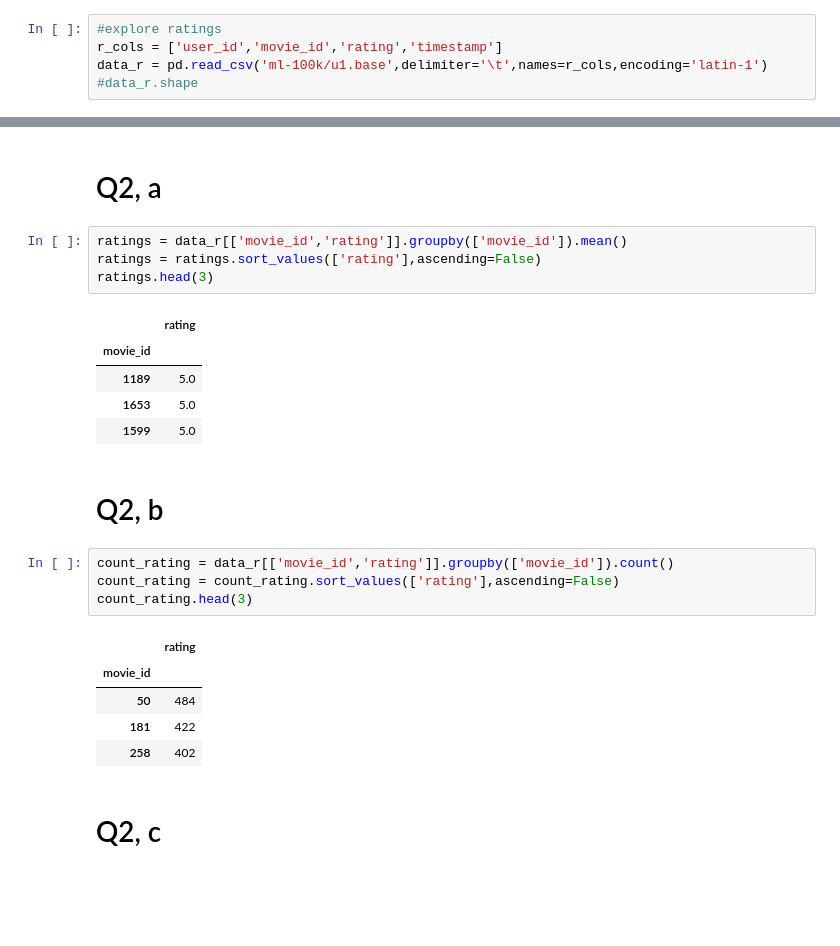
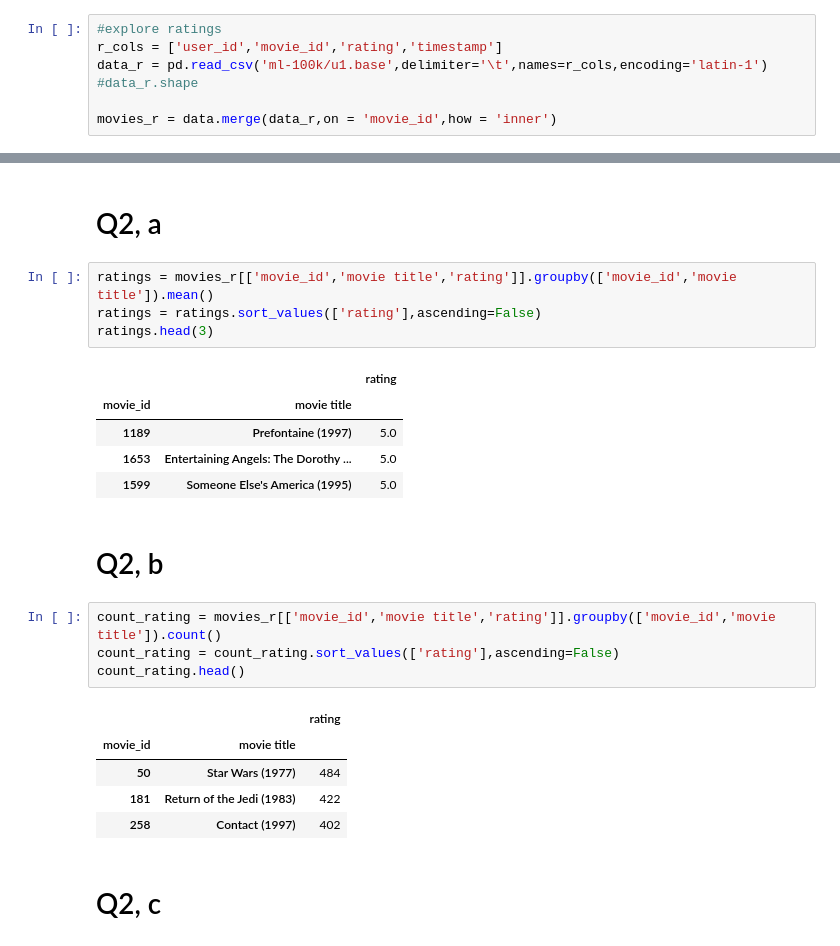
Before and after one commit to yakirzana/commerceTask1, a Jupyter notebook: Ass2.ipynb, the cells around one changed output, grey strips where cells are left out. Cells and saved outputs as stored; diff of their text form; blank space fills up the shorter version.

```diff
--- a/Ass2.ipynb
+++ b/Ass2.ipynb
@@ -46,6 +46,8 @@ num_users = len(users)
 r_cols = ['user_id','movie_id','rating','timestamp']
 data_r = pd.read_csv('ml-100k/u1.base',delimiter='\t',names=r_cols,encoding='latin-1')
 #data_r.shape
+
+movies_r = data.merge(data_r,on = 'movie_id',how = 'inner')
 # %%
 data_r.head()
 # %% [output]
@@ -58,27 +70,27 @@ data_r.head()
 # %% [markdown]
 # Q2, a
 # %%
-ratings = data_r[['movie_id','rating']].groupby(['movie_id']).mean()
+ratings = movies_r[['movie_id','movie title','rating']].groupby(['movie_id','movie title']).mean()
 ratings = ratings.sort_values(['rating'],ascending=False)
 ratings.head(3)
 # %% [output]
-|  | rating |
-| movie_id |  |
-| 1189 | 5.0 |
-| 1653 | 5.0 |
-| 1599 | 5.0 |
+|  |  | rating |
+| movie_id | movie title |  |
+| 1189 | Prefontaine (1997) | 5.0 |
+| 1653 | Entertaining Angels: The Dorothy ... | 5.0 |
+| 1599 | Someone Else's America (1995) | 5.0 |
 # %% [markdown]
 # Q2, b
 # %%
-count_rating = data_r[['movie_id','rating']].groupby(['movie_id']).count()
+count_rating = movies_r[['movie_id','movie title','rating']].groupby(['movie_id','movie title']).count()
 count_rating = count_rating.sort_values(['rating'],ascending=False)
-count_rating.head(3)
+count_rating.head()
 # %% [output]
-|  | rating |
-| movie_id |  |
-| 50 | 484 |
-| 181 | 422 |
-| 258 | 402 |
+|  |  | rating |
+| movie_id | movie title |  |
+| 50 | Star Wars (1977) | 484 |
+| 181 | Return of the Jedi (1983) | 422 |
+| 258 | Contact (1997) | 402 |
 # %% [markdown]
 # Q2, c
 # %%
```
Also changed, not shown: parts of 27 cells of this notebook, 23 other files.
